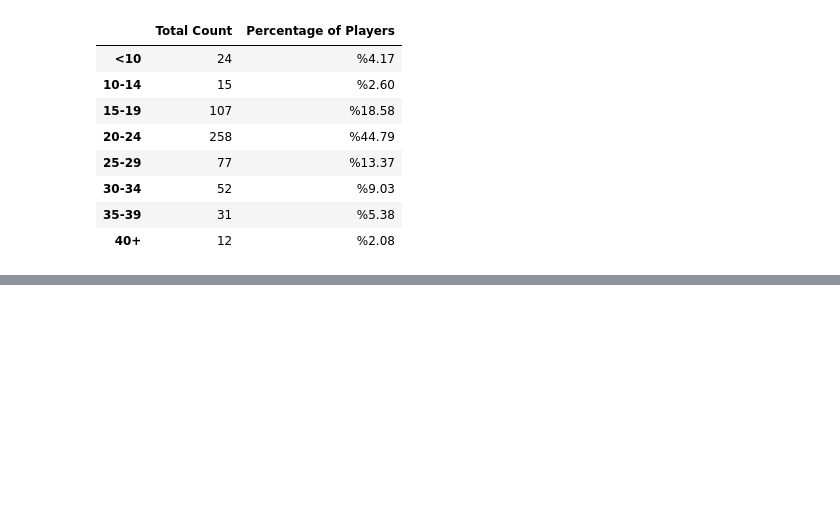
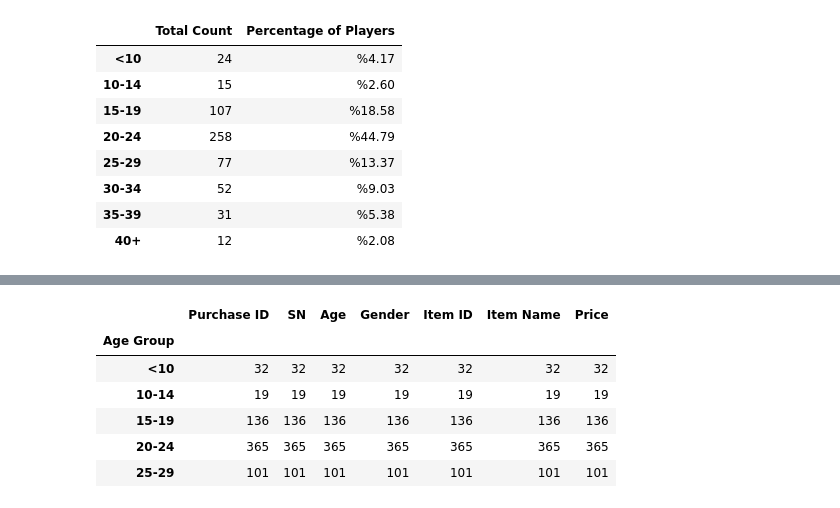
Before and after one commit to Ampwy5/PANDAS-JUPYTERHW, a Jupyter notebook: HeroesOfPymoliAnalysis.ipynb, the cells around one changed output, grey strips where cells are left out. Saved outputs shown, nothing was run; the diff lists cells and outputs as text; code cells hidden in the pictures; blank space fills up the shorter version.

Commit message:
Added changes to main python with completed age purchase summary chart

```diff
--- a/HeroesOfPymoliAnalysis.ipynb
+++ b/HeroesOfPymoliAnalysis.ipynb
@@ -256,3 +256,7 @@ by_age_sort.head(10)
 | 30-34 | 52 | %9.03 |
 | 35-39 | 31 | %5.38 |
 | 40+ | 12 | %2.08 |
+# %%
+#grouping new table by "Age Group"
+Pymoli_Data["Age Group"] = pd.cut(Pymoli_Data["Age"], bins, labels=group_labels)
+Pymoli_Data.head()
@@ -258,0 +283,11 @@ by_age_sort.head(10)
+# %%
+ages_grouped = Pymoli_Data.groupby(['Age Group'])
+ages_grouped.count().head()
+# %% [output]
+|  | Purchase ID | SN | Age | Gender | Item ID | Item Name | Price |
+| Age Group |  |  |  |  |  |  |  |
+| <10 | 32 | 32 | 32 | 32 | 32 | 32 | 32 |
+| 10-14 | 19 | 19 | 19 | 19 | 19 | 19 | 19 |
+| 15-19 | 136 | 136 | 136 | 136 | 136 | 136 | 136 |
+| 20-24 | 365 | 365 | 365 | 365 | 365 | 365 | 365 |
+| 25-29 | 101 | 101 | 101 | 101 | 101 | 101 | 101 |
```
Also changed, not shown: parts of 6 cells of this notebook.
